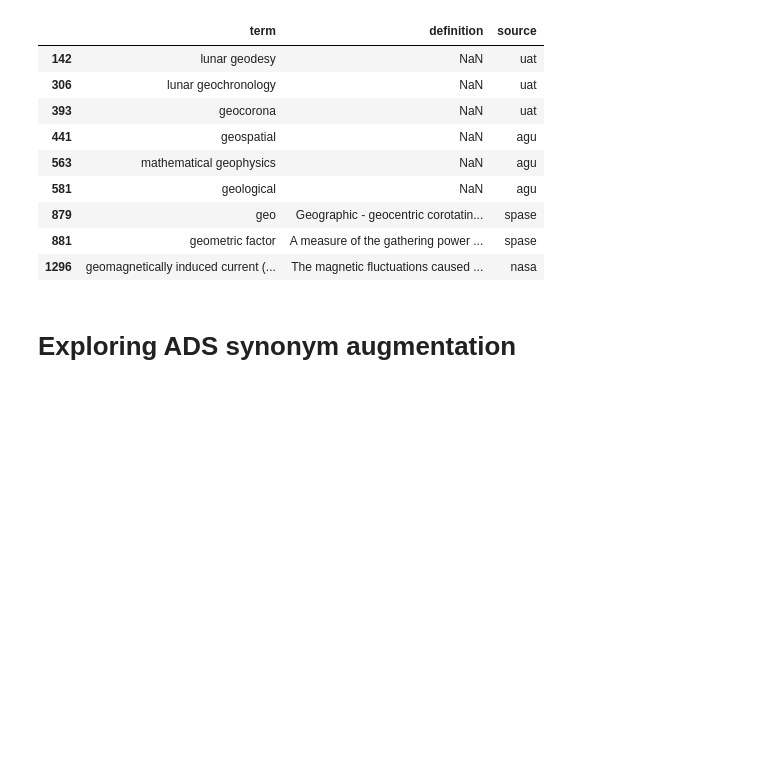
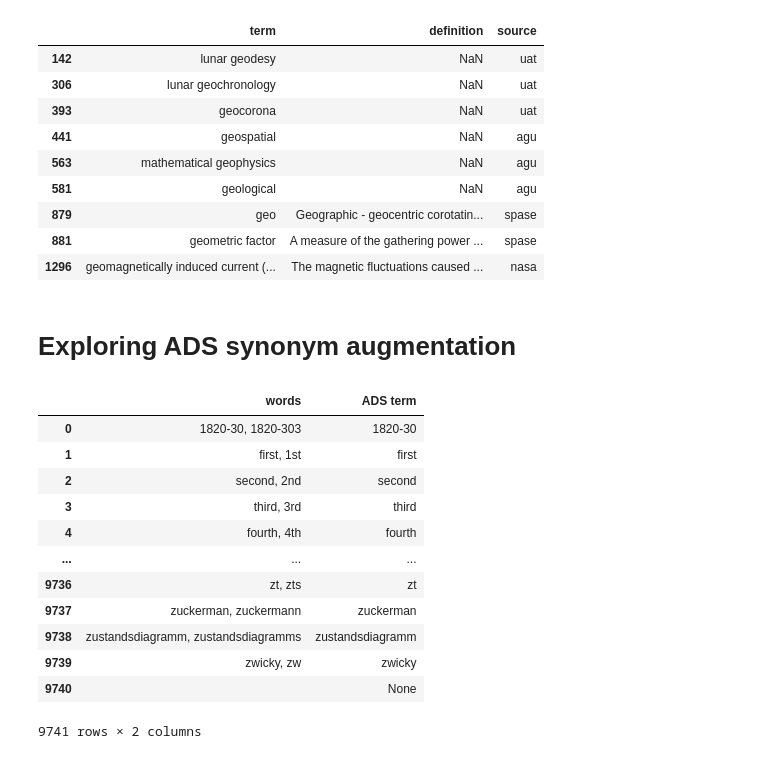
Before and after one commit to rmcgranaghan/Helio-KNOW, a Jupyter notebook: ADS_enrichment/compile_DB_existingVocabularies.ipynb, the cells around one changed output. Cells and saved outputs as stored; diff of their text form; code cells hidden in the pictures; blank space fills up the shorter version.

```diff
--- a/ADS_enrichment/compile_DB_existingVocabularies.ipynb
+++ b/ADS_enrichment/compile_DB_existingVocabularies.ipynb
@@ -493,4 +493,20 @@ f.close()
 syns_data = [x.split('=>') for x in txt_data]
 # %%
 pd_syns = pd.DataFrame(syns_data,columns=['words','ADS term'])
+# %%
+pd_syns
+# %% [output]
+|  | words | ADS term |
+| 0 | 1820-30, 1820-303 | 1820-30 |
+| 1 | first, 1st | first |
+| 2 | second, 2nd | second |
+| 3 | third, 3rd | third |
+| 4 | fourth, 4th | fourth |
+| ... | ... | ... |
+| 9736 | zt, zts | zt |
+| 9737 | zuckerman, zuckermann | zuckerman |
+| 9738 | zustandsdiagramm, zustandsdiagramms | zustandsdiagramm |
+| 9739 | zwicky, zw | zwicky |
+| 9740 |  | None |
+9741 rows × 2 columns
 # %%
```
Also changed, not shown: parts of 5 cells of this notebook, 3 other files.
